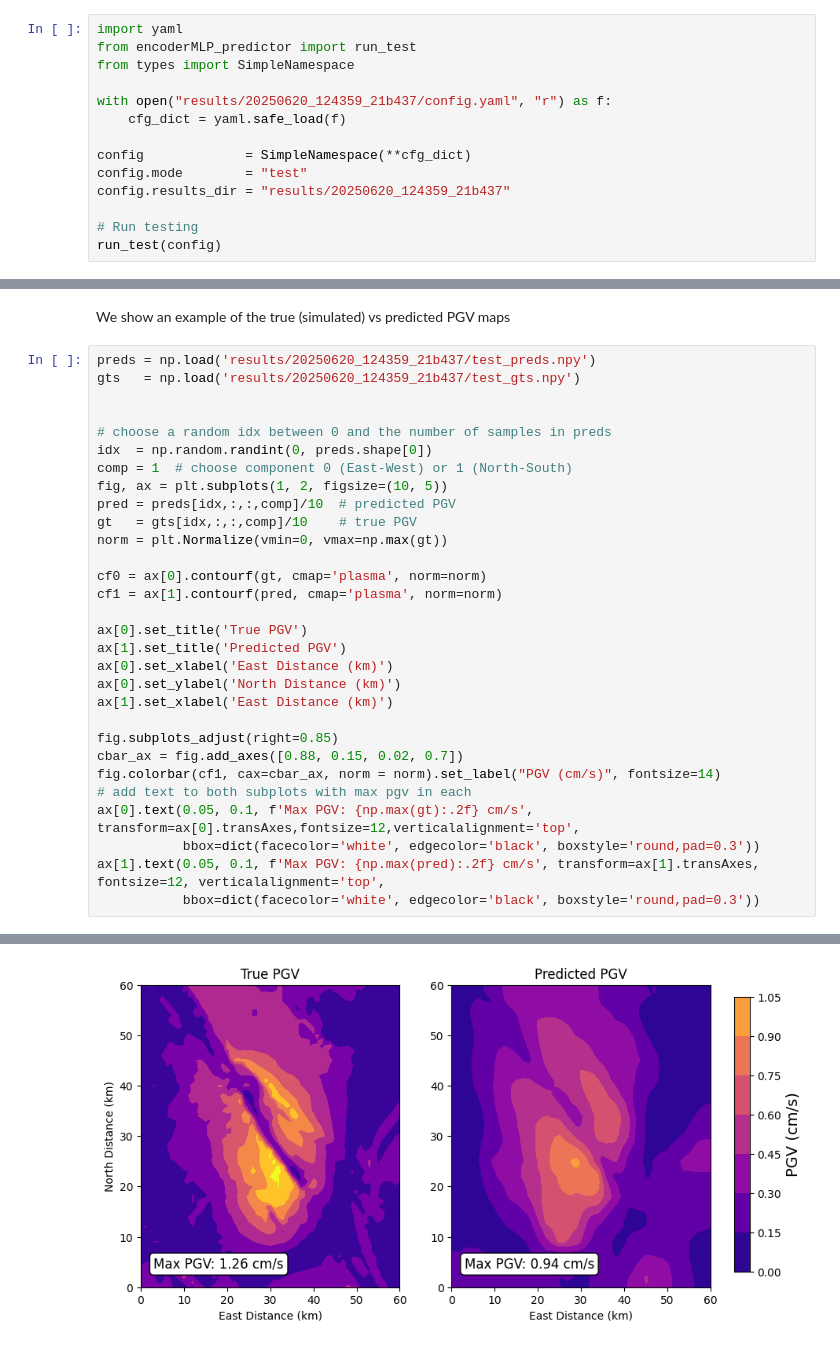
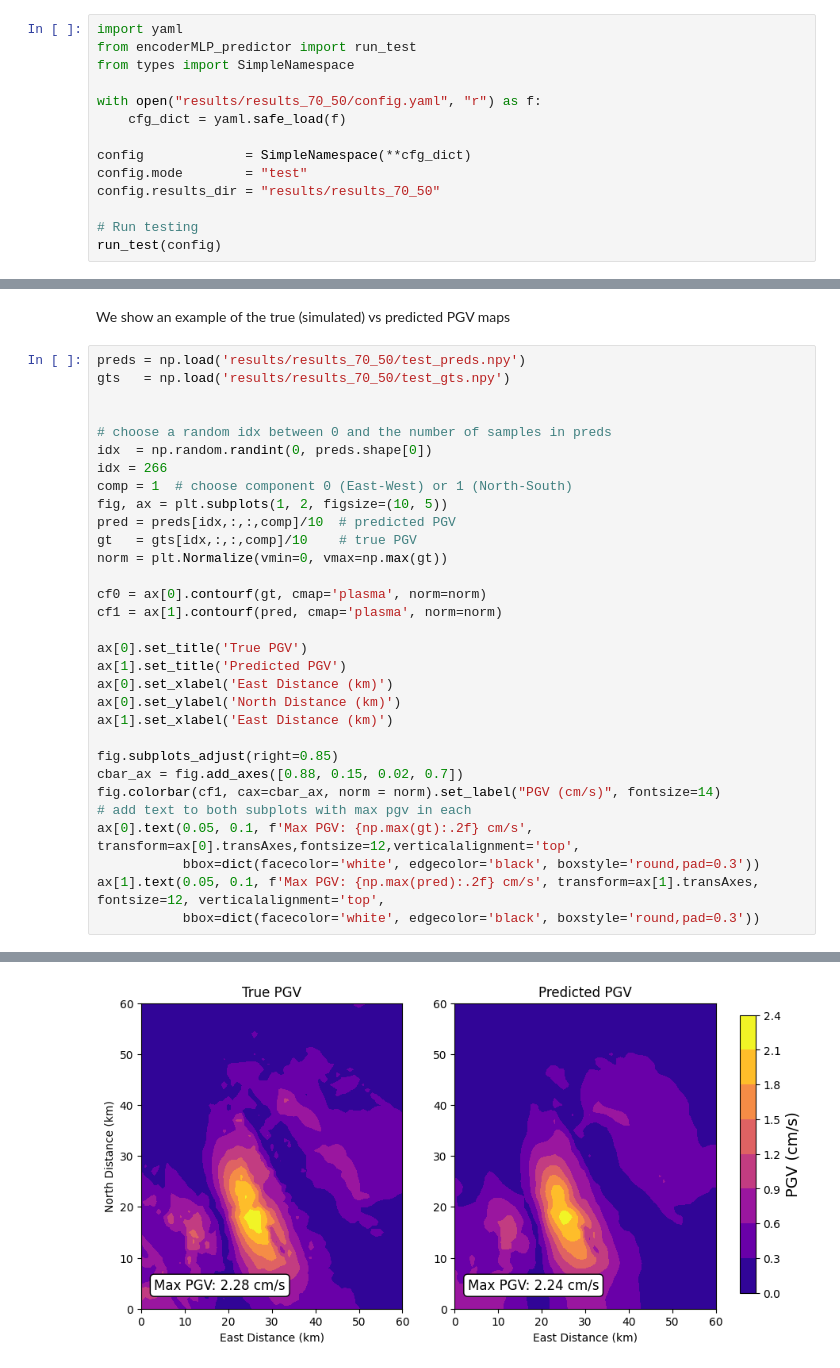
Before and after one commit to fatimarmdnn/PGVnet, a Jupyter notebook: Framework_Pipeline.ipynb, the cells around one changed output, grey strips where cells are left out. Saved outputs shown, nothing was run; the diff lists cells and outputs as text.

```diff
--- a/Framework_Pipeline.ipynb
+++ b/Framework_Pipeline.ipynb
@@ -117,12 +107,12 @@ import yaml
 from encoderMLP_predictor import run_test
 from types import SimpleNamespace
 
-with open("results/20250620_124359_21b437/config.yaml", "r") as f:
+with open("results/results_70_50/config.yaml", "r") as f:
     cfg_dict = yaml.safe_load(f)
 
 config             = SimpleNamespace(**cfg_dict)
 config.mode        = "test"
-config.results_dir = "results/20250620_124359_21b437"
+config.results_dir = "results/results_70_50"
 
 # Run testing
 run_test(config)
@@ -132,12 +122,13 @@ Test SSIM: 0.6934
 # %% [markdown]
 We show an example of the true (simulated) vs predicted PGV maps
 # %%
-preds = np.load('results/20250620_124359_21b437/test_preds.npy')
-gts   = np.load('results/20250620_124359_21b437/test_gts.npy')
+preds = np.load('results/results_70_50/test_preds.npy')
+gts   = np.load('results/results_70_50/test_gts.npy')
 
 
 # choose a random idx between 0 and the number of samples in preds
 idx  = np.random.randint(0, preds.shape[0])
+idx = 266
 comp = 1  # choose component 0 (East-West) or 1 (North-South)
 fig, ax = plt.subplots(1, 2, figsize=(10, 5))
 pred = preds[idx,:,:,comp]/10  # predicted PGV
@@ -166,4 +157,4 @@ Text(0.05, 0.1, 'Max PGV: 0.94 cm/s')
-[figure, old version]
+[figure, new version]
 # %%
 source_params = np.load('data/forward_db/source_params_70_50.npz')['source_params']
 test_ids      = np.load('results/results_70_50/test_ids.npy')
```
Also changed, not shown: parts of 6 cells of this notebook, 2 other files.
